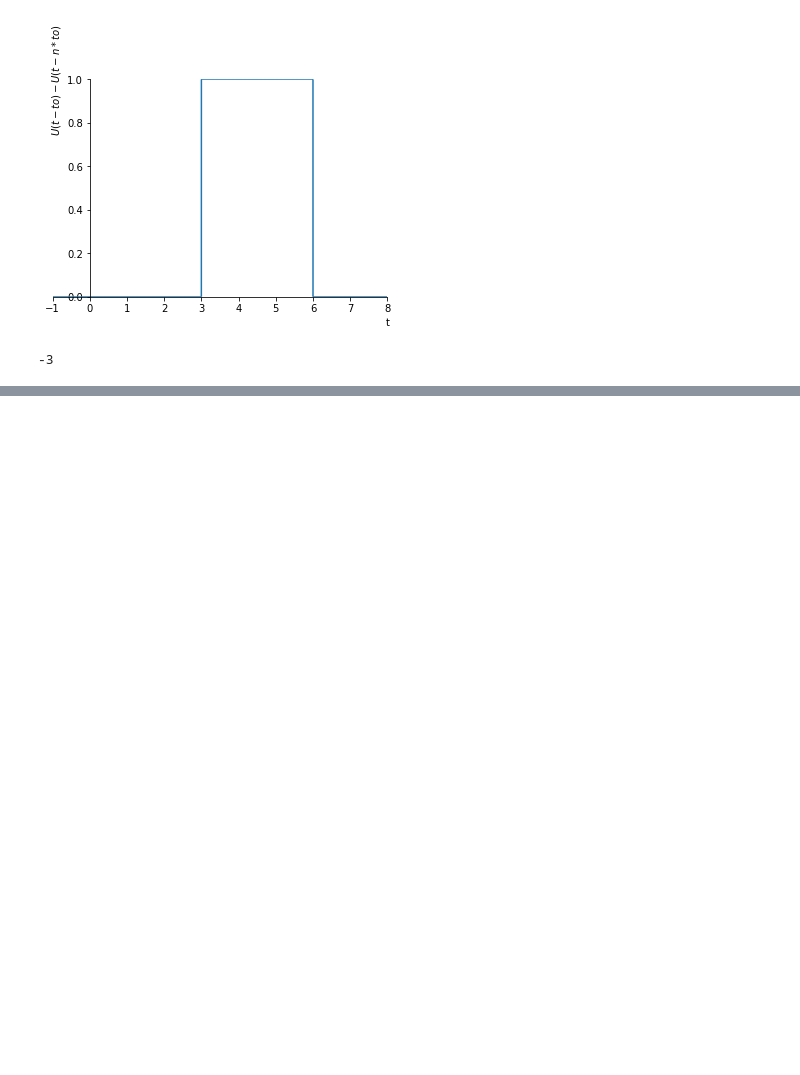
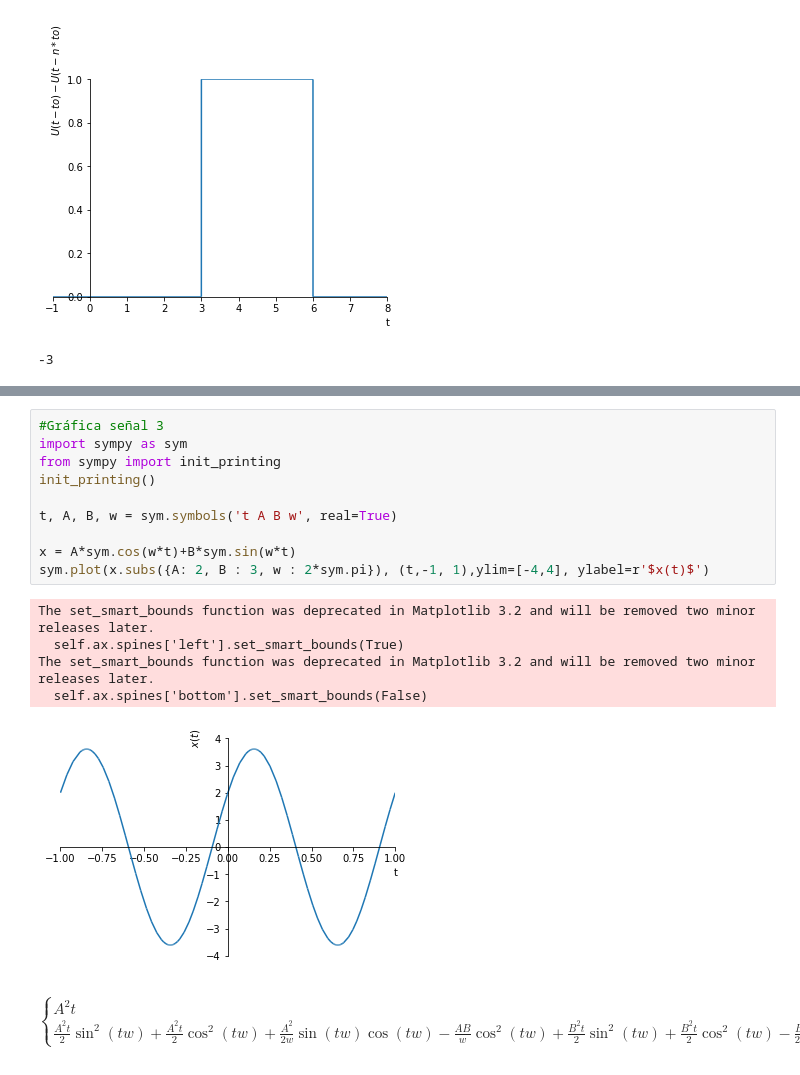
Before and after one commit to sejaramillotr/Taller1, a Jupyter notebook: Taller1.ipynb, the cells around one changed output, grey strips where cells are left out. Saved outputs shown, nothing was run; the diff lists cells and outputs as text; blank space fills up the shorter version.

```diff
--- a/Taller1.ipynb
+++ b/Taller1.ipynb
@@ -108,0 +307,17 @@ Como se aprecia, son dos funciones periódicas aunque en diferentes ejes, por lo
+# %%
+#Gráfica señal 3
+import sympy as sym
+from sympy import init_printing
+init_printing()
+
+t, A, B, w = sym.symbols('t A B w', real=True)
+
+x = A*sym.cos(w*t)+B*sym.sin(w*t)
+sym.plot(x.subs({A: 2, B : 3, w : 2*sym.pi}), (t,-1, 1),ylim=[-4,4], ylabel=r'$x(t)$')
+# %% [output]
+The set_smart_bounds function was deprecated in Matplotlib 3.2 and will be removed two minor releases later.
+  self.ax.spines['left'].set_smart_bounds(True)
+The set_smart_bounds function was deprecated in Matplotlib 3.2 and will be removed two minor releases later.
+  self.ax.spines['bottom'].set_smart_bounds(False)
+[figure, added]
+$$\begin{cases} A^{2} t & \text{for}\: w = 0 \\\frac{A^{2} t}{2} \sin^{2}{\left (t w \right )} + \frac{A^{2} t}{2} \cos^{2}{\left (t w \right )} + \frac{A^{2}}{2 w} \sin{\left (t w \right )} \cos{\left (t w \right )} - \frac{A B}{w} \cos^{2}{\left (t w \right )} + \frac{B^{2} t}{2} \sin^{2}{\left (t w \right )} + \frac{B^{2} t}{2} \cos^{2}{\left (t w \right )} - \frac{B^{2}}{2 w} \sin{\left (t w \right )} \cos{\left (t w \right )} & \text{otherwise} \end{cases}$$
```
Also changed, not shown: parts of 25 cells of this notebook.
